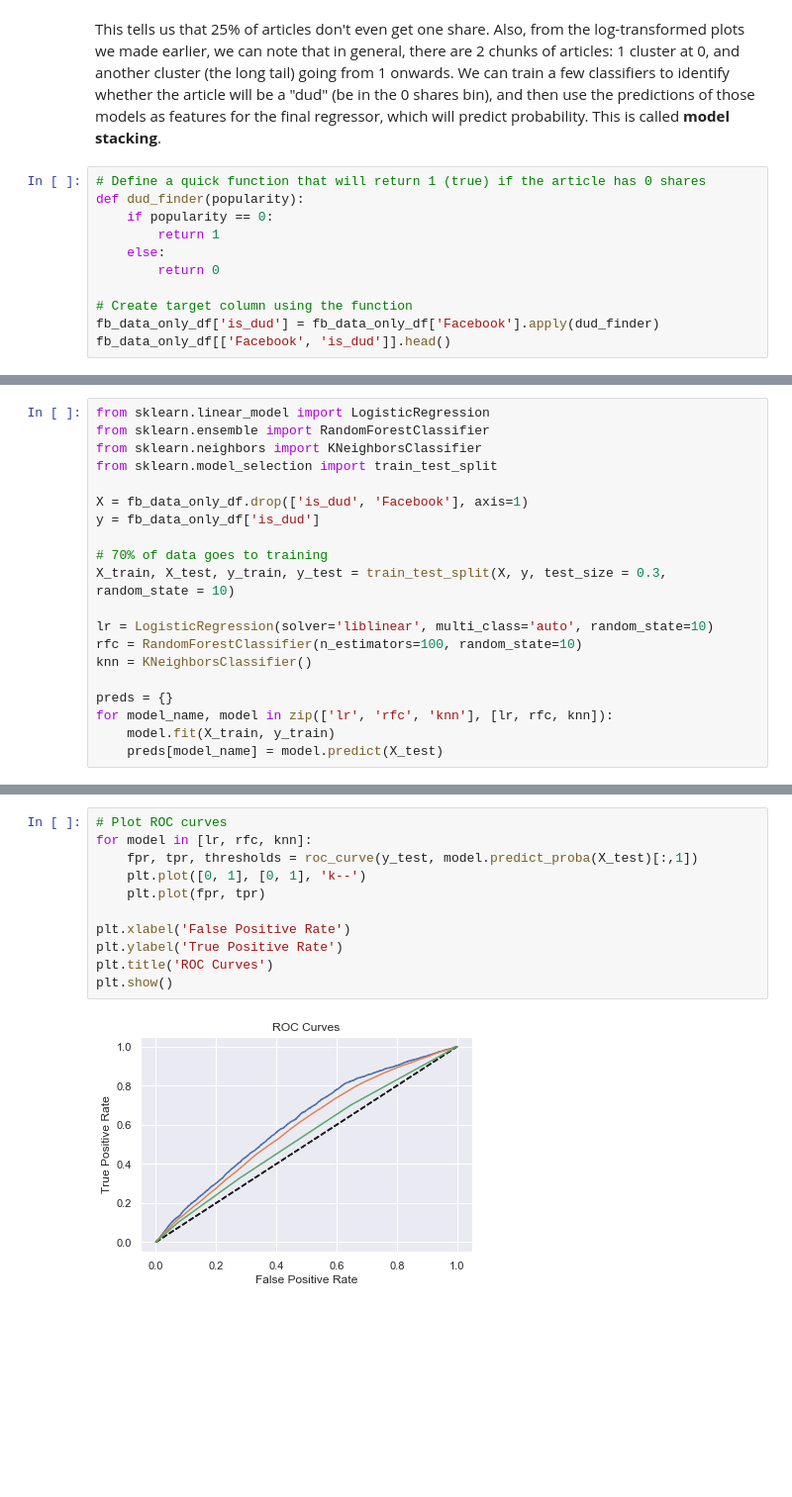
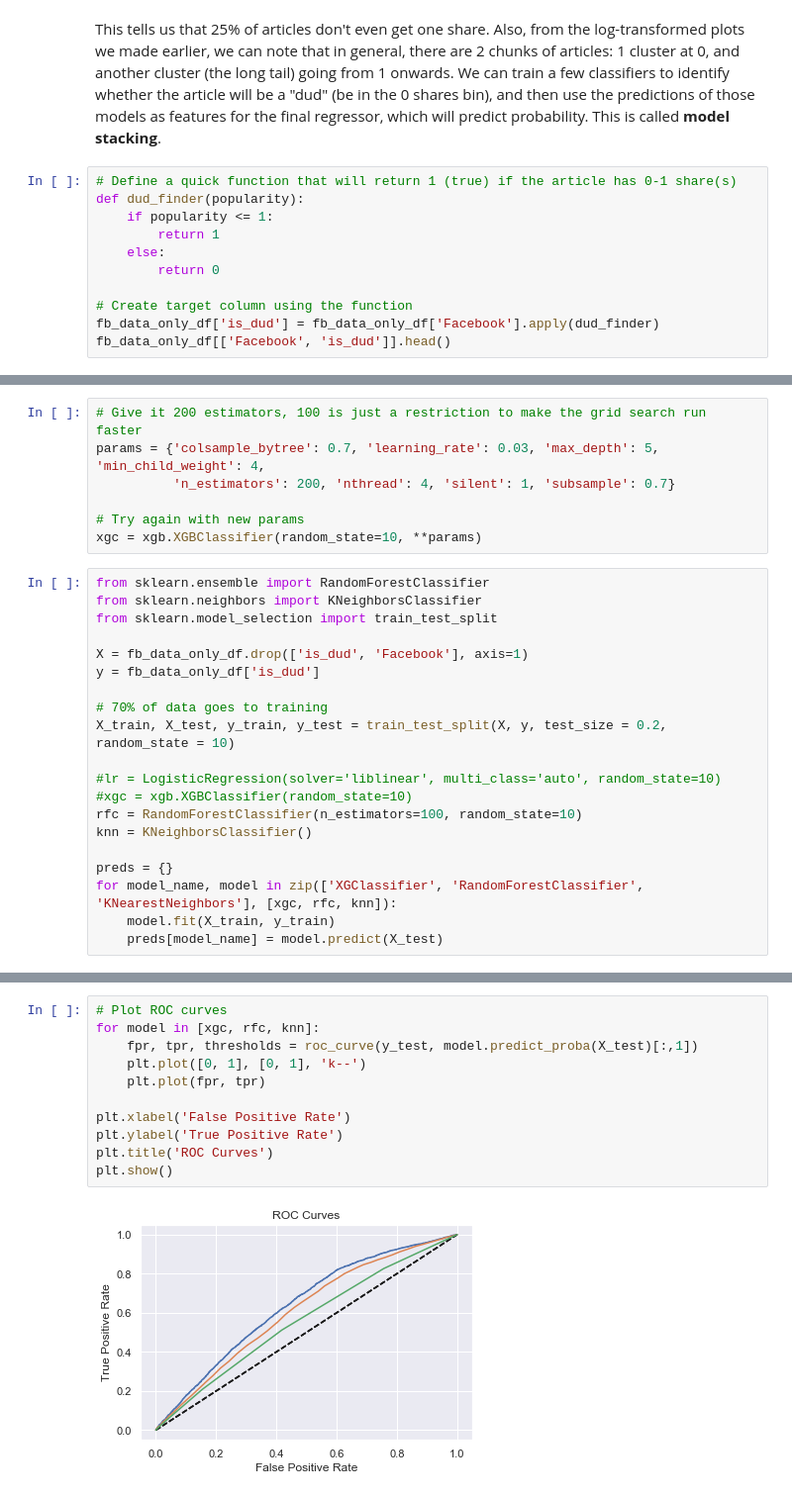
Before and after one commit to chambliss/Notebooks, a Jupyter notebook: Word2Vec_News_Analysis.ipynb, the cells around one changed output, grey strips where cells are left out. Shown: that part at 99% size. Cells and saved outputs as stored; diff of their text form; blank space fills up the shorter version.

```diff
--- a/Word2Vec_News_Analysis.ipynb
+++ b/Word2Vec_News_Analysis.ipynb
@@ -634,9 +610,9 @@ Name: Facebook, dtype: float64
 # %% [markdown]
 This tells us that 25% of articles don't even get one share. Also, from the log-transformed plots we made earlier, we can note that in general, there are 2 chunks of articles: 1 cluster at 0, and another cluster (the long tail) going from 1 onwards. We can train a few classifiers to identify whether the article will be a "dud" (be in the 0 shares bin), and then use the predictions of those models as features for the final regressor, which will predict probability. This is called **model stacking**.
 # %%
-# Define a quick function that will return 1 (true) if the article has 0 shares
+# Define a quick function that will return 1 (true) if the article has 0-1 share(s)
 def dud_finder(popularity):
-    if popularity == 0:
+    if popularity <= 1:
         return 1
     else:
         return 0
@@ -656,5 +677,11 @@ Now that we have our dud feature made, we'll initialize the classifiers. We'll u
+# %%
+# Give it 200 estimators, 100 is just a restriction to make the grid search run faster
+params = {'colsample_bytree': 0.7, 'learning_rate': 0.03, 'max_depth': 5, 'min_child_weight': 4,
+          'n_estimators': 200, 'nthread': 4, 'silent': 1, 'subsample': 0.7}
+
+# Try again with new params
+xgc = xgb.XGBClassifier(random_state=10, **params)
 # %%
-from sklearn.linear_model import LogisticRegression
 from sklearn.ensemble import RandomForestClassifier
 from sklearn.neighbors import KNeighborsClassifier
 from sklearn.model_selection import train_test_split
@@ -663,14 +690,15 @@ X = fb_data_only_df.drop(['is_dud', 'Facebook'], axis=1)
 y = fb_data_only_df['is_dud']
 
 # 70% of data goes to training
-X_train, X_test, y_train, y_test = train_test_split(X, y, test_size = 0.3, random_state = 10)
+X_train, X_test, y_train, y_test = train_test_split(X, y, test_size = 0.2, random_state = 10)
 
-lr = LogisticRegression(solver='liblinear', multi_class='auto', random_state=10)
+#lr = LogisticRegression(solver='liblinear', multi_class='auto', random_state=10)
+#xgc = xgb.XGBClassifier(random_state=10)
 rfc = RandomForestClassifier(n_estimators=100, random_state=10)
 knn = KNeighborsClassifier()
 
 preds = {}
-for model_name, model in zip(['lr', 'rfc', 'knn'], [lr, rfc, knn]):
+for model_name, model in zip(['XGClassifier', 'RandomForestClassifier', 'KNearestNeighbors'], [xgc, rfc, knn]):
     model.fit(X_train, y_train)
     preds[model_name] = model.predict(X_test)
 # %%
@@ -701,13 +729,13 @@ weighted avg       0.69      0.76      0.72     24420
 # %%
 # Plot ROC curves
-for model in [lr, rfc, knn]:
+for model in [xgc, rfc, knn]:
     fpr, tpr, thresholds = roc_curve(y_test, model.predict_proba(X_test)[:,1])
     plt.plot([0, 1], [0, 1], 'k--')
     plt.plot(fpr, tpr)
 
 plt.xlabel('False Positive Rate')
 plt.ylabel('True Positive Rate')
 plt.title('ROC Curves')
 plt.show()
 # %% [output]
-[figure, old version]
+[figure, new version]
```
Also changed, not shown: parts of 29 cells of this notebook.
